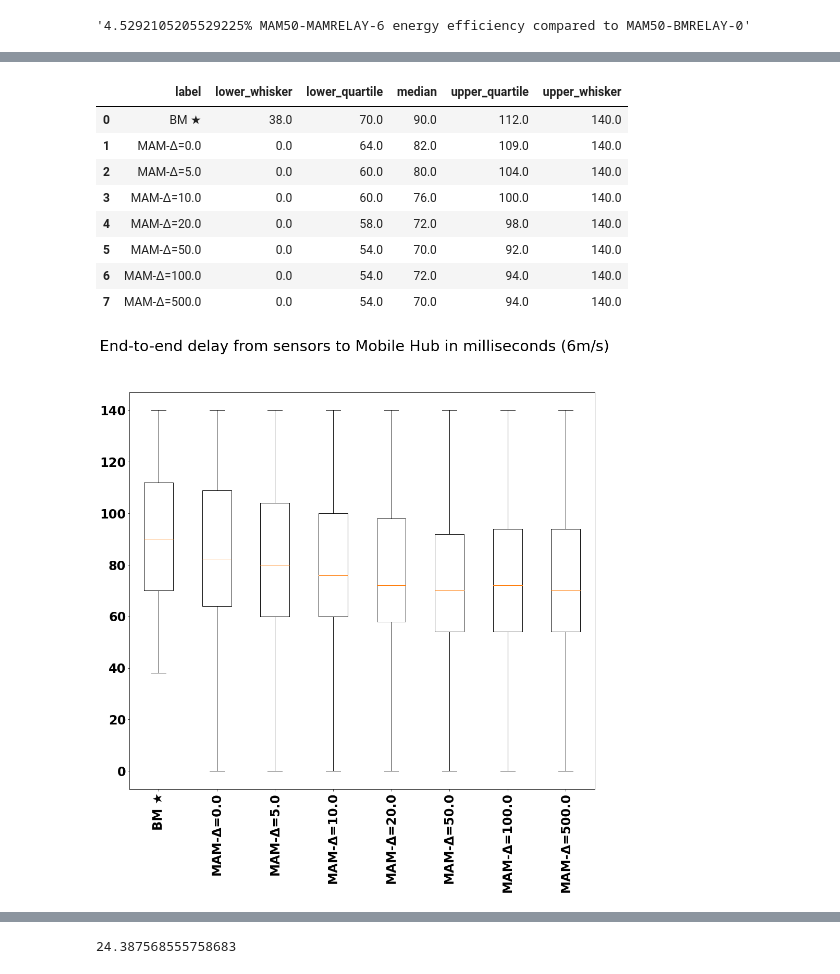
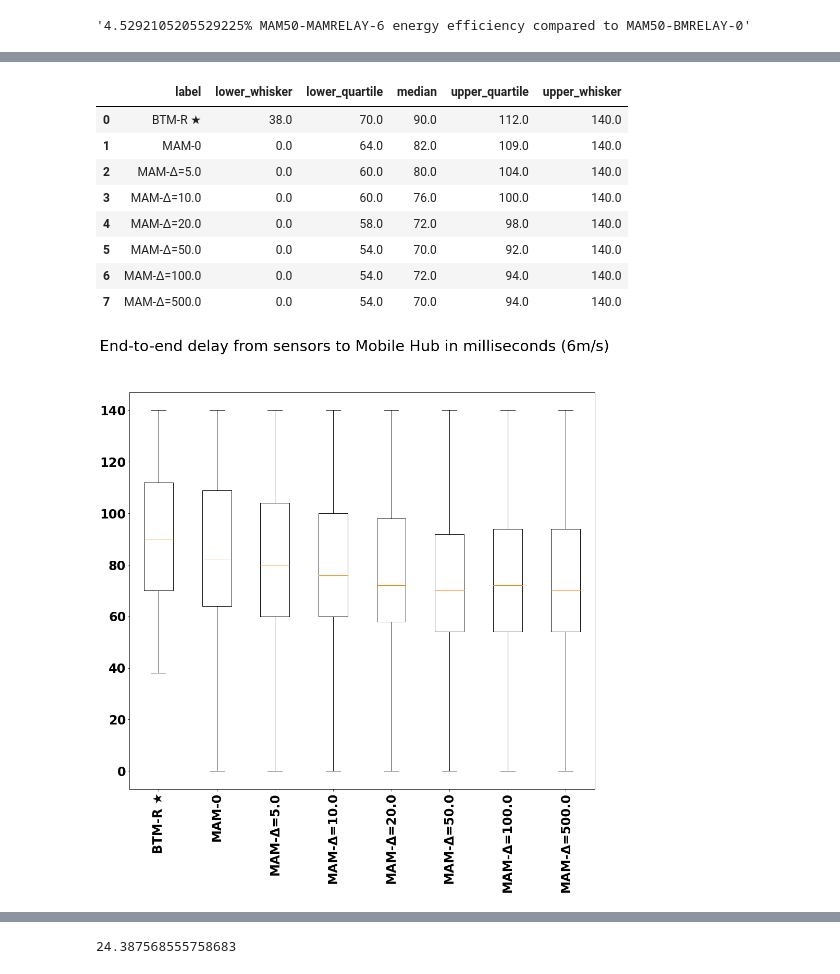
Before and after one commit to marcelopaulon/PUC-Rio, a Jupyter notebook: showcases/projects/mam/Untitled.ipynb, the cells around one changed output, grey strips where cells are left out. Saved outputs shown, nothing was run; the diff lists cells and outputs as text; code cells hidden in the pictures.

```diff
--- a/showcases/projects/mam/Untitled.ipynb
+++ b/showcases/projects/mam/Untitled.ipynb
@@ -383,12 +383,15 @@ bmesh2mpsData = explodeHistogramData(getHistogramData(histogramName='realDataEnd
                         runData=getRunData(findBluetoothRelayRun(speed=2, configName='MAM50-BMRELAY'))))
 
 data_to_plot_2ms = [bmesh2mpsData]
-labels = ['BM ★']
+labels = ['BTM-R ★']
 
 for d in allDeltas:
     data_to_plot_2ms.append(explodeHistogramData(getHistogramData(histogramName='realDataEndToEndDelay:histogram',
                         runData=getRunData(findMAMRelayRun(speed=2, delta=d, configName='MAM50-MAMRELAY')))))
-    labels.append('MAM-Δ=' + str(d))
+    if d == 0:
+        labels.append('MAM-0')
+    else:
+        labels.append('MAM-Δ=' + str(d))
 
 # Create the boxplot
 bp = ax.boxplot(data_to_plot_2ms, showfliers=False)
@@ -401,7 +404,7 @@ plt.suptitle('End-to-end delay from sensors to Mobile Hub in milliseconds (' + s
 plt.xticks(rotation='90.0')
 
 # Save the figure
-fig.savefig('fig1.png', bbox_inches='tight')
+fig.savefig('fig1.png', bbox_inches='tight', dpi=150)
 
 getBoxPlotData(labels, bp)
 # %% [output]
@@ -425,39 +428,42 @@ ax = fig.add_subplot(111)
 bmesh6mpsData = explodeHistogramData(getHistogramData(histogramName='realDataEndToEndDelay:histogram',
                         runData=getRunData(findBluetoothRelayRun(speed=6, configName='MAM50-BMRELAY'))))
 
 data_to_plot_6ms = [bmesh6mpsData]
-labels = ['BM ★']
+labels = ['BTM-R ★']
 
 for d in allDeltas:
     data_to_plot_6ms.append(explodeHistogramData(getHistogramData(histogramName='realDataEndToEndDelay:histogram',
                         runData=getRunData(findMAMRelayRun(speed=6, delta=d, configName='MAM50-MAMRELAY')))))
-    labels.append('MAM-Δ=' + str(d))
+    if d == 0:
+        labels.append('MAM-0')
+    else:
+        labels.append('MAM-Δ=' + str(d))
 
 # Create the boxplot
 bp = ax.boxplot(data_to_plot_6ms, showfliers=False)
 
 ax.set_xticklabels(labels)
 
 speed = 6
 plt.suptitle('End-to-end delay from sensors to Mobile Hub in milliseconds (' + str(speed) + 'm/s)')
 
 plt.xticks(rotation='90.0')
 
 # Save the figure
-fig.savefig('fig2.png', bbox_inches='tight')
+fig.savefig('fig2.png', bbox_inches='tight', dpi=150)
 
 getBoxPlotData(labels, bp)
 # %% [output]
 |  | label | lower_whisker | lower_quartile | median | upper_quartile | upper_whisker |
-| 0 | BM ★ | 38.0 | 70.0 | 90.0 | 112.0 | 140.0 |
-| 1 | MAM-Δ=0.0 | 0.0 | 64.0 | 82.0 | 109.0 | 140.0 |
+| 0 | BTM-R ★ | 38.0 | 70.0 | 90.0 | 112.0 | 140.0 |
+| 1 | MAM-0 | 0.0 | 64.0 | 82.0 | 109.0 | 140.0 |
 | 2 | MAM-Δ=5.0 | 0.0 | 60.0 | 80.0 | 104.0 | 140.0 |
 | 3 | MAM-Δ=10.0 | 0.0 | 60.0 | 76.0 | 100.0 | 140.0 |
 | 4 | MAM-Δ=20.0 | 0.0 | 58.0 | 72.0 | 98.0 | 140.0 |
 | 5 | MAM-Δ=50.0 | 0.0 | 54.0 | 70.0 | 92.0 | 140.0 |
 | 6 | MAM-Δ=100.0 | 0.0 | 54.0 | 72.0 | 94.0 | 140.0 |
 | 7 | MAM-Δ=500.0 | 0.0 | 54.0 | 70.0 | 94.0 | 140.0 |
-[figure, old version]
+[figure, new version]
 # %%
 bmesh14mpsData = explodeHistogramData(getHistogramData(histogramName='realDataEndToEndDelay:histogram',
                         runData=getRunData(findBluetoothRelayRun(speed=14, configName='MAM50-BMRELAY'))))
```
Also changed, not shown: parts of 27 cells of this notebook, 15 other files.
